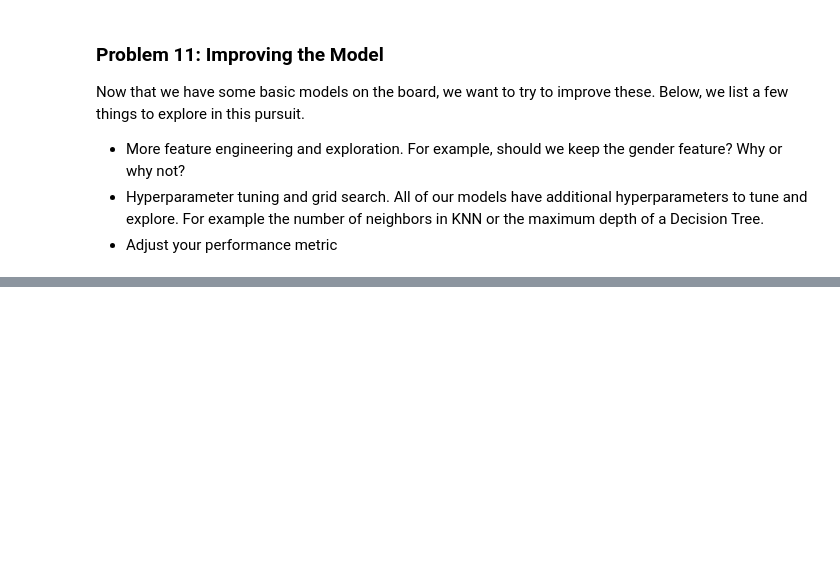
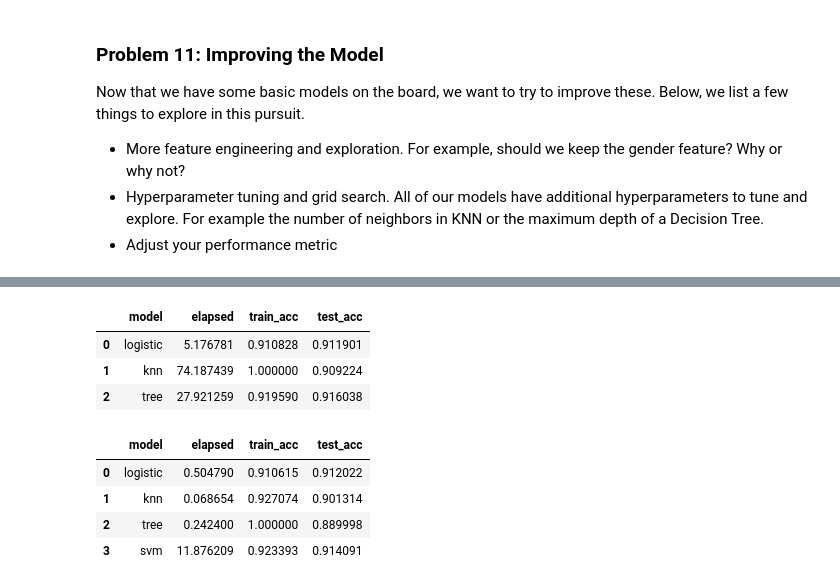
Before and after one commit to rosschu/placeholder3, a Jupyter notebook: banks.ipynb, the cells around one changed output, grey strips where cells are left out. Saved outputs shown, nothing was run; the diff lists cells and outputs as text; code cells hidden in the pictures; blank space fills up the shorter version.

```diff
--- a/banks.ipynb
+++ b/banks.ipynb
@@ -458,0 +642,19 @@ Now that we have some basic models on the board, we want to try to improve these
+# %%
+# Organize results into dataframe
+# Was able to improve on logistic classifier, but not kNN or decision tree
+grid_results = pd.DataFrame([grid_logistic_dict, grid_knn_dict, grid_tree_dict])
+grid_results
+# %% [output]
+|  | model | elapsed | train_acc | test_acc |
+| 0 | logistic | 5.176781 | 0.910828 | 0.911901 |
+| 1 | knn | 74.187439 | 1.000000 | 0.909224 |
+| 2 | tree | 27.921259 | 0.919590 | 0.916038 |
+# %%
+# Compare with previous results
+results
+# %% [output]
+|  | model | elapsed | train_acc | test_acc |
+| 0 | logistic | 0.504790 | 0.910615 | 0.912022 |
+| 1 | knn | 0.068654 | 0.927074 | 0.901314 |
+| 2 | tree | 0.242400 | 1.000000 | 0.889998 |
+| 3 | svm | 11.876209 | 0.923393 | 0.914091 |
```
Also changed, not shown: parts of 20 cells of this notebook, 3 other files.
